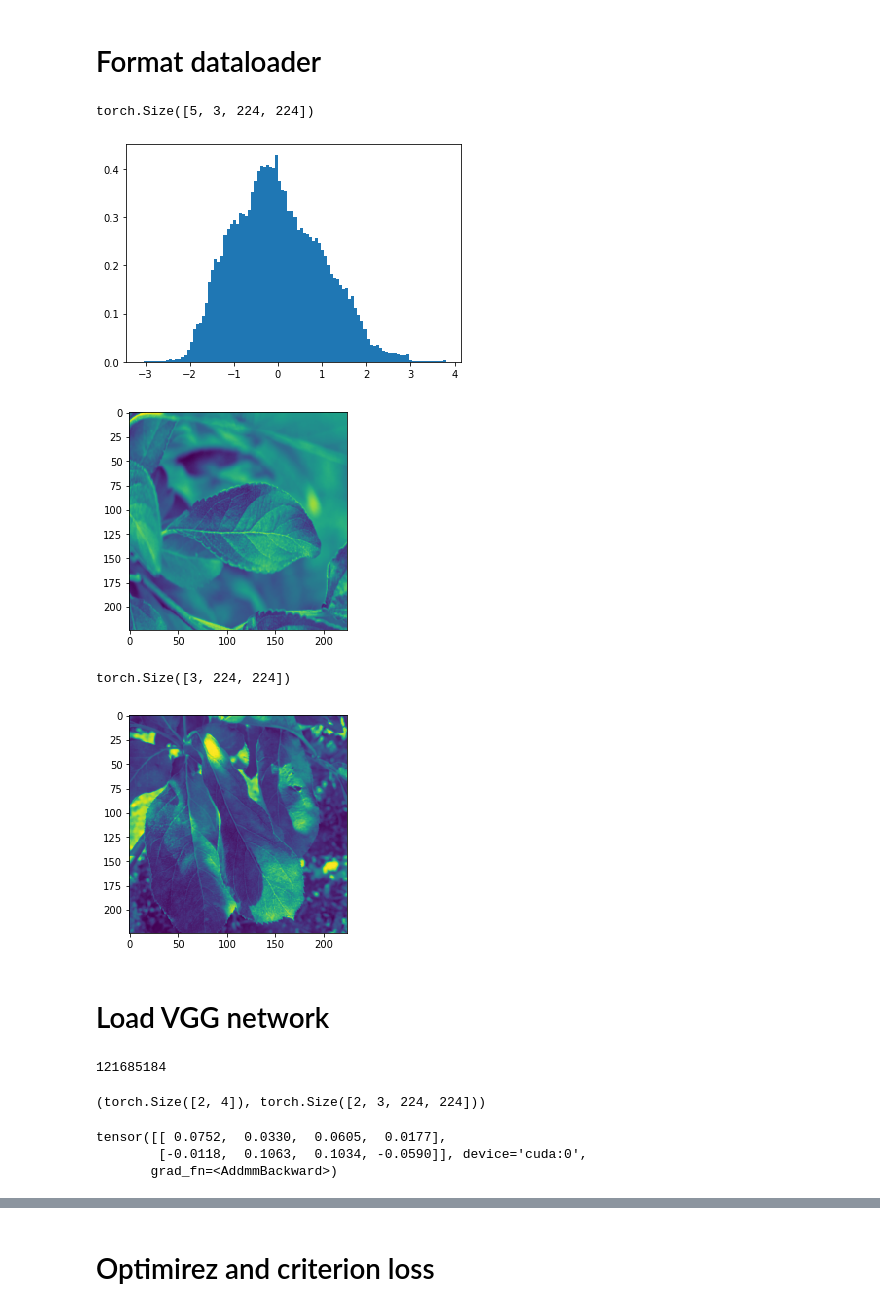
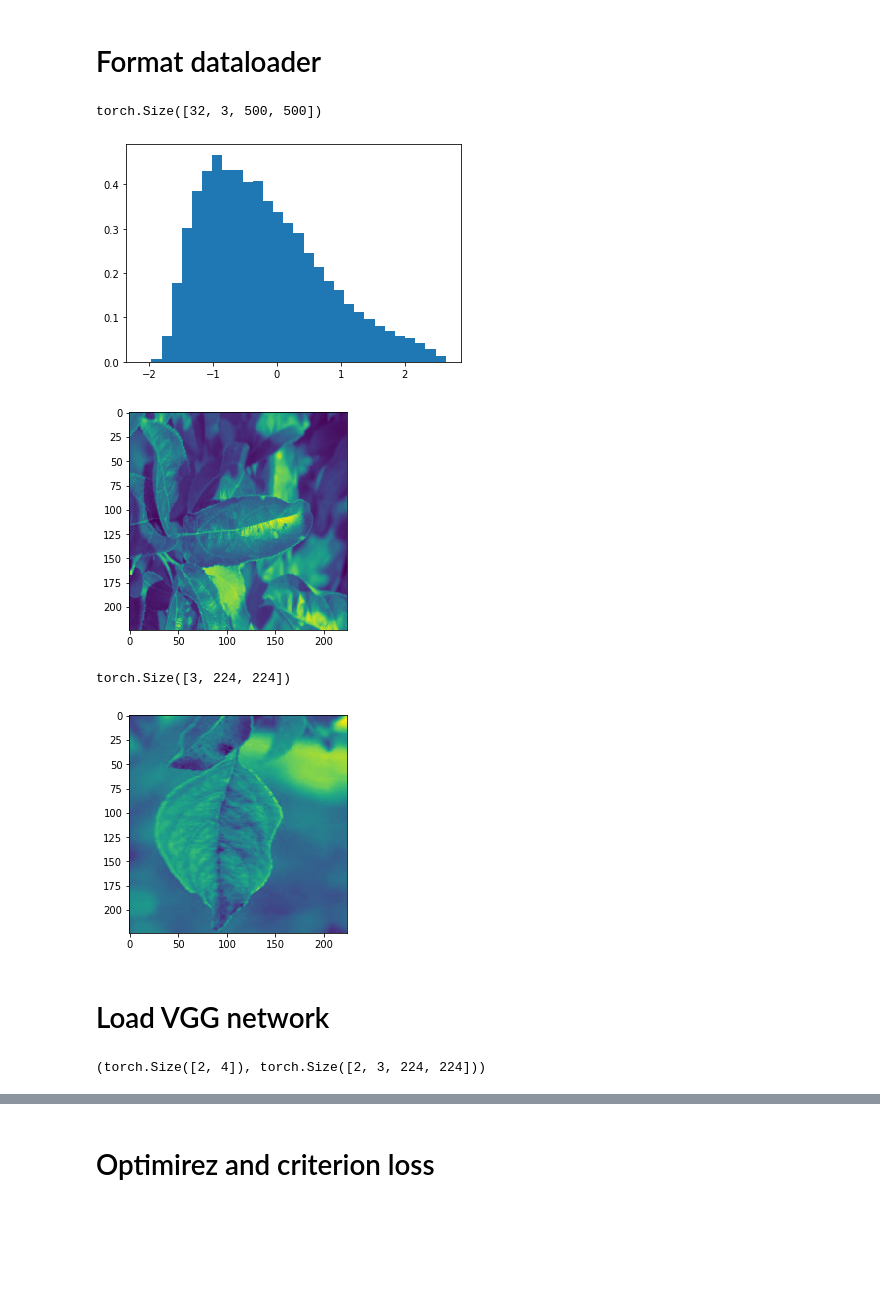
Before and after one commit to akorol98/Plant-Pathology, a Jupyter notebook: main.ipynb, the cells around one changed output, grey strips where cells are left out. Cells and saved outputs as stored; diff of their text form; code cells hidden in the pictures; blank space fills up the shorter version.

```diff
--- a/main.ipynb
+++ b/main.ipynb
@@ -71,12 +102,12 @@ df.head()
 # Format dataloader
 # %%
 plant_dataset = CastomDataset.PlantPathologyDataset('train_new.csv',
-                                                    'images/train',
+                                                    'images/train_new',
                                                     transform=CastomDataset.ToTensor()
                                                    )
 
-plant_dataset_valid = CastomDataset.PlantPathologyDataset('validation.csv',
-                                                    'images/valid',
+plant_dataset_valid = CastomDataset.PlantPathologyDataset('valid_new.csv',
+                                                    'images/valid_new',
                                                     transform=CastomDataset.ToTensor()
                                                    )
 
@@ -94,25 +125,25 @@ dataloader_valid = DataLoader(plant_dataset_valid, batch_size=btch_sz,
                         shuffle=True, num_workers=workers,
                         )
 
-dataloader_test = DataLoader(plant_dataset_test, batch_size=5,
+dataloader_test = DataLoader(plant_dataset_test, batch_size=btch_sz,
                         shuffle=False, num_workers=workers,
                         )
 # %%
-batch = next(iter(dataloader_test))
+batch = next(iter(dataloader))
 batch['image'].shape
 # %% [output]
-torch.Size([5, 3, 224, 224])
+torch.Size([32, 3, 500, 500])
 # %%
-plt.hist(batch['image'].view(-1), bins=100, normed=True)
+plt.hist(batch['image'].view(-1), bins=30, normed=True)
 plt.show()
 # %% [output]
-[figure, old version]
+[figure, new version]
 # %%
 plt.imshow(batch['image'][0].sum(dim=0))
 plt.show()
 # print(batch['labels'][0])
 # %% [output]
-[figure, old version]
+[figure, new version]
 # %%
 image = plant_dataset[245]['image']
 image.shape
@@ -122,7 +153,7 @@ torch.Size([3, 224, 224])
 plt.imshow(image.sum(dim=0))
 plt.show()
 # %% [output]
-[figure, old version]
+[figure, new version]
 # %% [markdown]
 # Load VGG network
 # %%
@@ -151,5 +177 @@ model = model.to(device)
-# %%
-sum(p.numel() for p in model.parameters())
-# %% [output]
-121685184
 # %%
@@ -158,8 +179,2 @@ output.shape, batch['image'][:2].shape
 # %% [output]
 (torch.Size([2, 4]), torch.Size([2, 3, 224, 224]))
-# %%
-output
-# %% [output]
-tensor([[ 0.0752,  0.0330,  0.0605,  0.0177],
-        [-0.0118,  0.1063,  0.1034, -0.0590]], device='cuda:0',
-       grad_fn=<AddmmBackward>)
```
Also changed, not shown: parts of 29 cells of this notebook.
